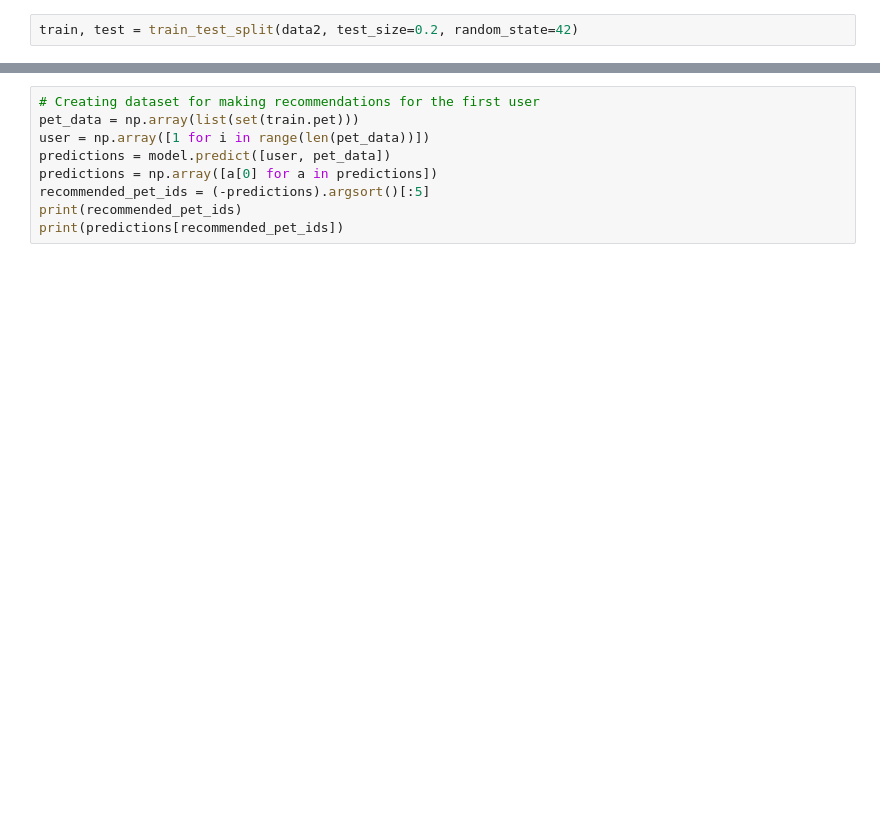
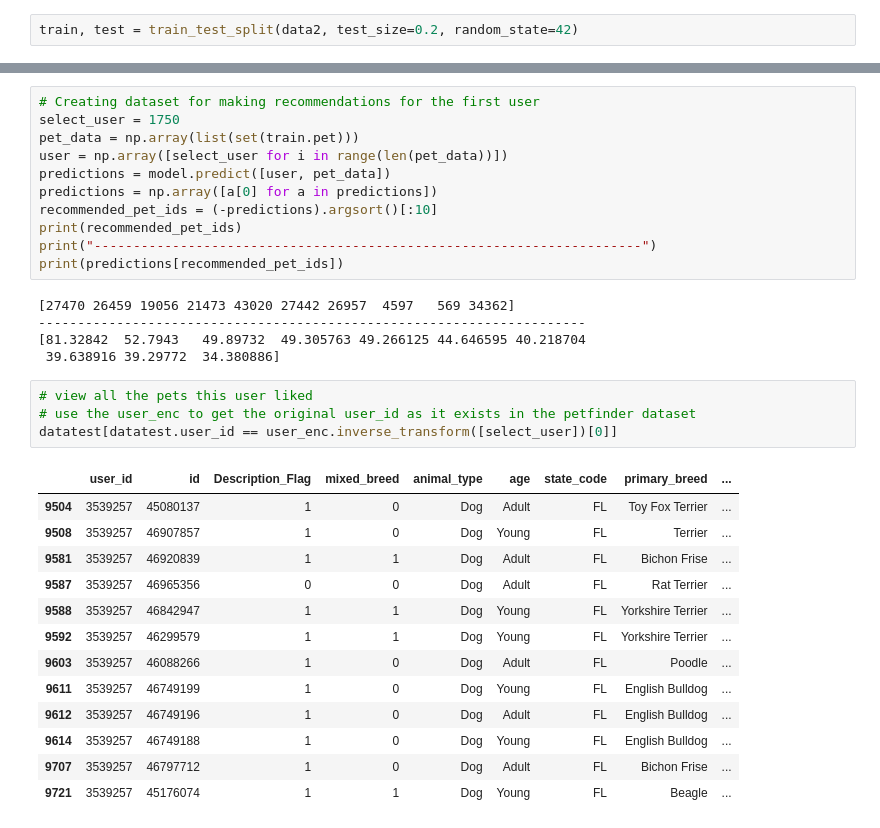
Before and after one commit to justinrichie/keras_recommendationengine, a Jupyter notebook: keras_recommendation.ipynb, the cells around one changed output, grey strips where cells are left out. Drawn from its saved outputs; the diff is of its cells as text; blank space fills up the shorter version.

```diff
--- a/keras_recommendation.ipynb
+++ b/keras_recommendation.ipynb
@@ -118,9 +218,34 @@ else:
 # %%
 # Creating dataset for making recommendations for the first user
+select_user = 1750
 pet_data = np.array(list(set(train.pet)))
-user = np.array([1 for i in range(len(pet_data))])
+user = np.array([select_user for i in range(len(pet_data))])
 predictions = model.predict([user, pet_data])
 predictions = np.array([a[0] for a in predictions])
-recommended_pet_ids = (-predictions).argsort()[:5]
+recommended_pet_ids = (-predictions).argsort()[:10]
 print(recommended_pet_ids)
+print("----------------------------------------------------------------------")
 print(predictions[recommended_pet_ids])
+# %% [output]
+[27470 26459 19056 21473 43020 27442 26957  4597   569 34362]
+----------------------------------------------------------------------
+[81.32842  52.7943   49.89732  49.305763 49.266125 44.646595 40.218704
+ 39.638916 39.29772  34.380886]
+# %%
+# view all the pets this user liked
+# use the user_enc to get the original user_id as it exists in the petfinder dataset
+datatest[datatest.user_id == user_enc.inverse_transform([select_user])[0]]
+# %% [output]
+|  | user_id | id | Description_Flag | mixed_breed | animal_type | age | state_code | primary_breed | ... |
+| 9504 | 3539257 | 45080137 | 1 | 0 | Dog | Adult | FL | Toy Fox Terrier | ... |
+| 9508 | 3539257 | 46907857 | 1 | 0 | Dog | Young | FL | Terrier | ... |
+| 9581 | 3539257 | 46920839 | 1 | 1 | Dog | Adult | FL | Bichon Frise | ... |
+| 9587 | 3539257 | 46965356 | 0 | 0 | Dog | Adult | FL | Rat Terrier | ... |
+| 9588 | 3539257 | 46842947 | 1 | 1 | Dog | Young | FL | Yorkshire Terrier | ... |
+| 9592 | 3539257 | 46299579 | 1 | 1 | Dog | Young | FL | Yorkshire Terrier | ... |
+| 9603 | 3539257 | 46088266 | 1 | 0 | Dog | Adult | FL | Poodle | ... |
+| 9611 | 3539257 | 46749199 | 1 | 0 | Dog | Young | FL | English Bulldog | ... |
+| 9612 | 3539257 | 46749196 | 1 | 0 | Dog | Adult | FL | English Bulldog | ... |
+| 9614 | 3539257 | 46749188 | 1 | 0 | Dog | Young | FL | English Bulldog | ... |
+| 9707 | 3539257 | 46797712 | 1 | 0 | Dog | Adult | FL | Bichon Frise | ... |
+| 9721 | 3539257 | 45176074 | 1 | 1 | Dog | Young | FL | Beagle | ... |
```
Also changed, not shown: parts of 12 cells of this notebook, 1 other file.
